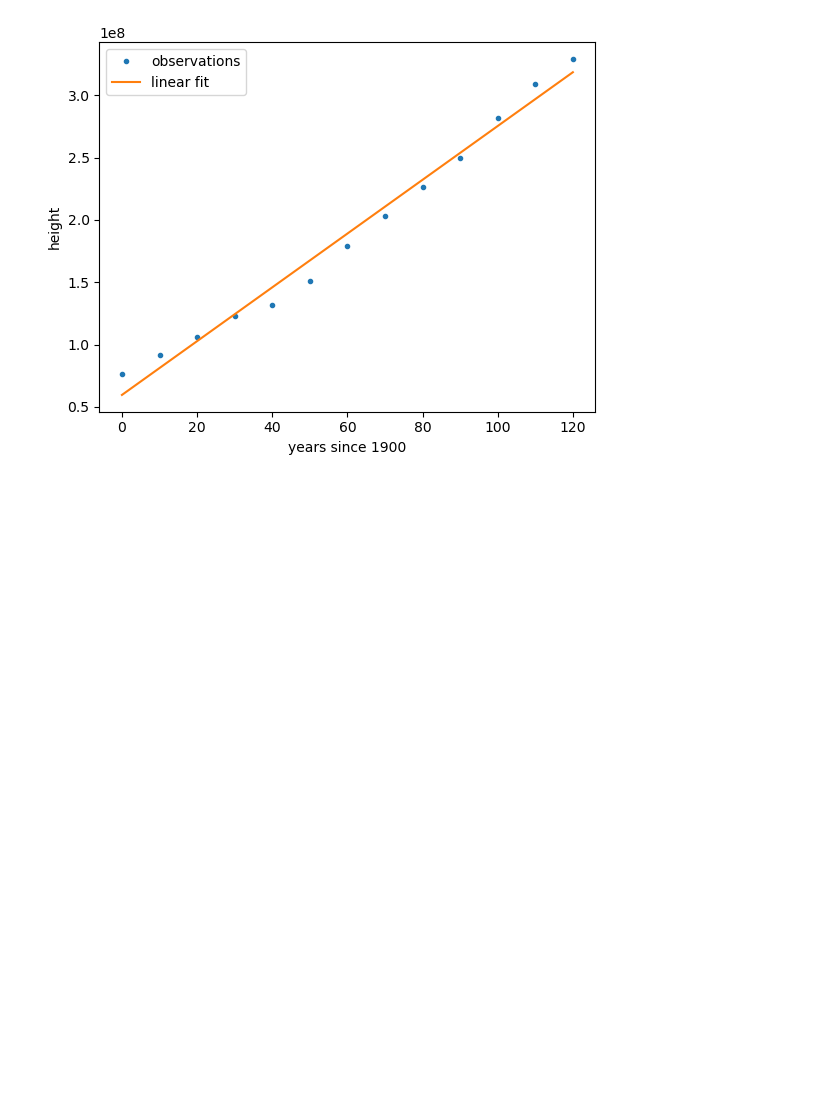
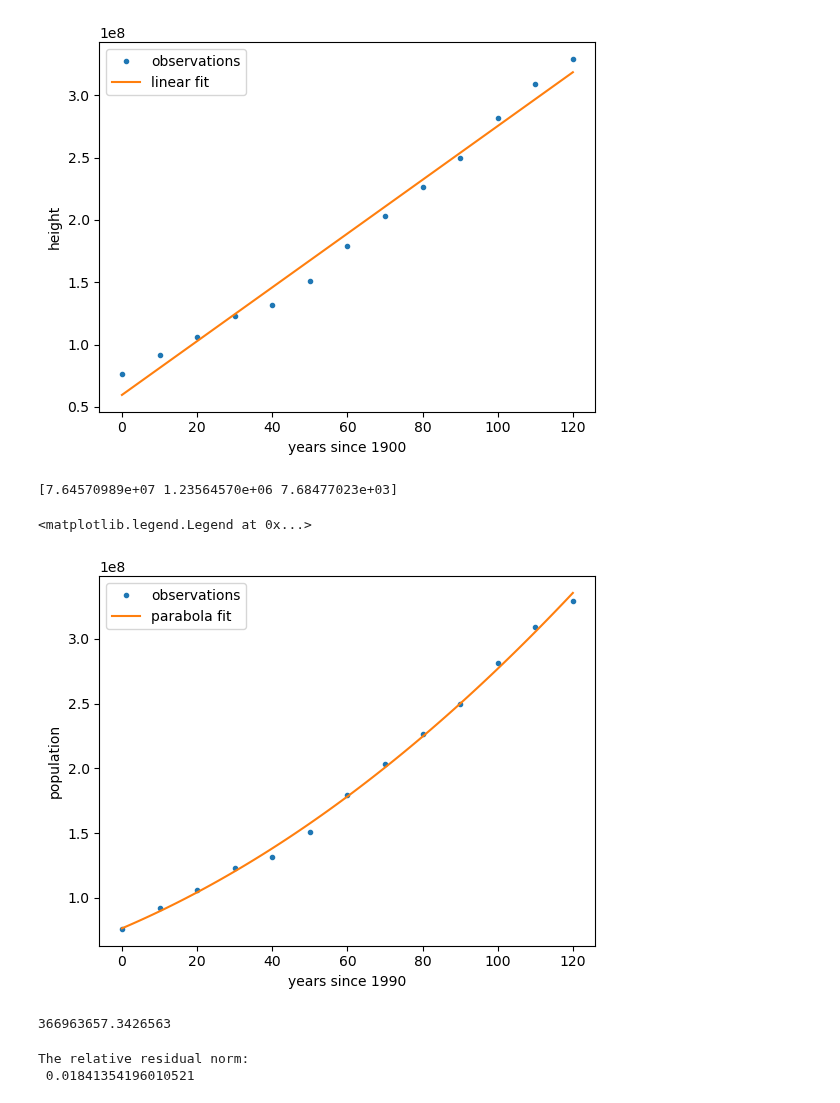
Before and after one commit to jlang61/cs111, a Jupyter notebook: cs111-hw/hw_5.ipynb, the cells around one changed output. Saved outputs shown, nothing was run; the diff lists cells and outputs as text; code cells hidden in the pictures; blank space fills up the shorter version.

```diff
--- a/cs111-hw/hw_5.ipynb
+++ b/cs111-hw/hw_5.ipynb
@@ -60,3 +60,41 @@ plt.legend(('observations', 'linear fit'))
 # %% [output]
 <matplotlib.legend.Legend at 0x...>
 [figure]
+# %%
+t = date
+y = population
+
+m = len(y)
+A = np.ones((m,3))
+
+A[:,1] = t
+A[:,2] = t ** 2
+
+x = npla.lstsq(A,y, rcond= None)[0]
+print(x)
+
+%matplotlib inline
+plt.figure()
+plt.plot(t,y,'.')
+
+polyt = np.linspace(0,120,num=100)
+polyy = x[0] + x[1]*polyt + x[2]*polyt**2
+
+plt.plot(polyt,polyy)
+plt.xlabel('years since 1990')
+plt.ylabel('population')
+plt.legend(('observations', 'parabola fit'))
+# %% [output]
+[7.64570989e+07 1.23564570e+06 7.68477023e+03]
+<matplotlib.legend.Legend at 0x...>
+[figure, added]
+# %%
+d = 130
+print(x[0] + d * x[1] + (d **2) * x[2])
+# %% [output]
+366963657.3426563
+# %%
+print('The relative residual norm:\n', npla.norm(y - A@x)/npla.norm(y))
+# %% [output]
+The relative residual norm:
+ 0.01841354196010521
```
Also changed, not shown: parts of 6 cells of this notebook, 1 other file.
